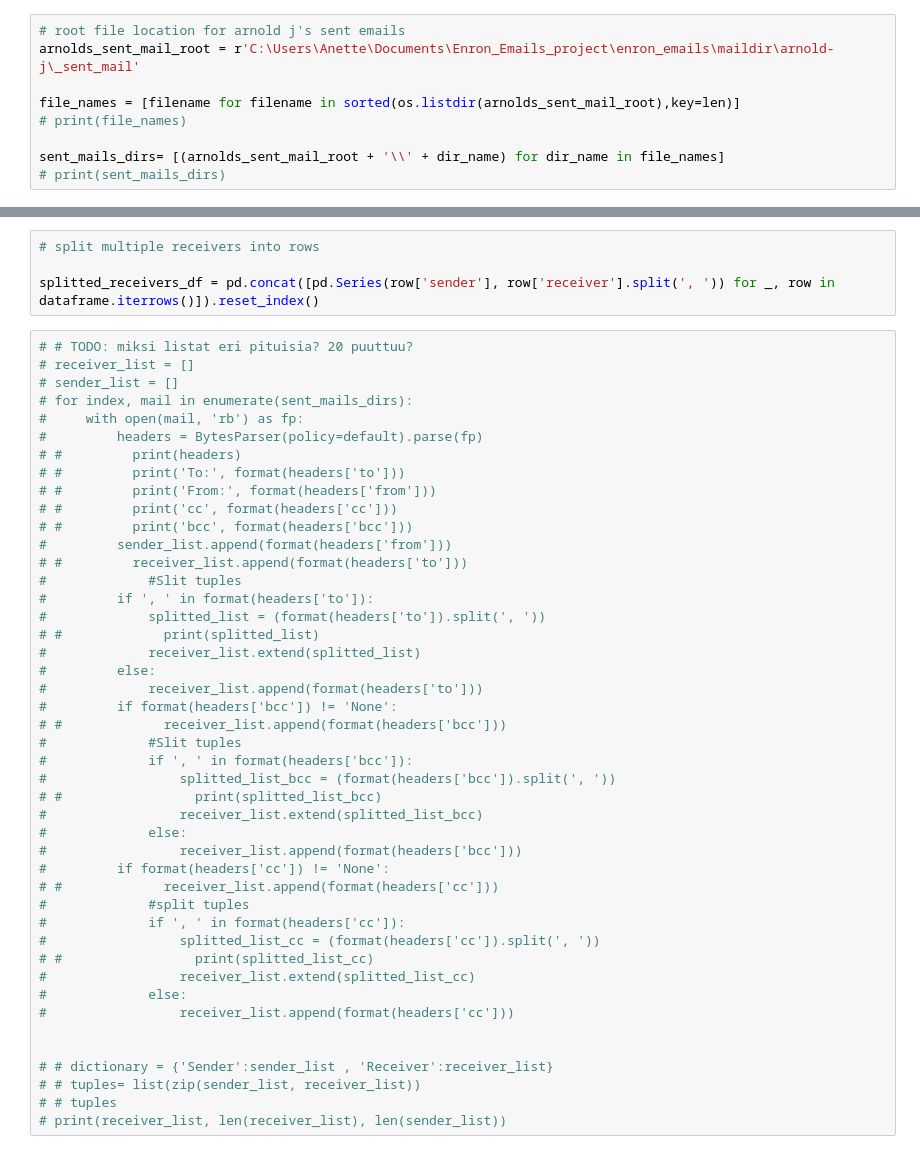
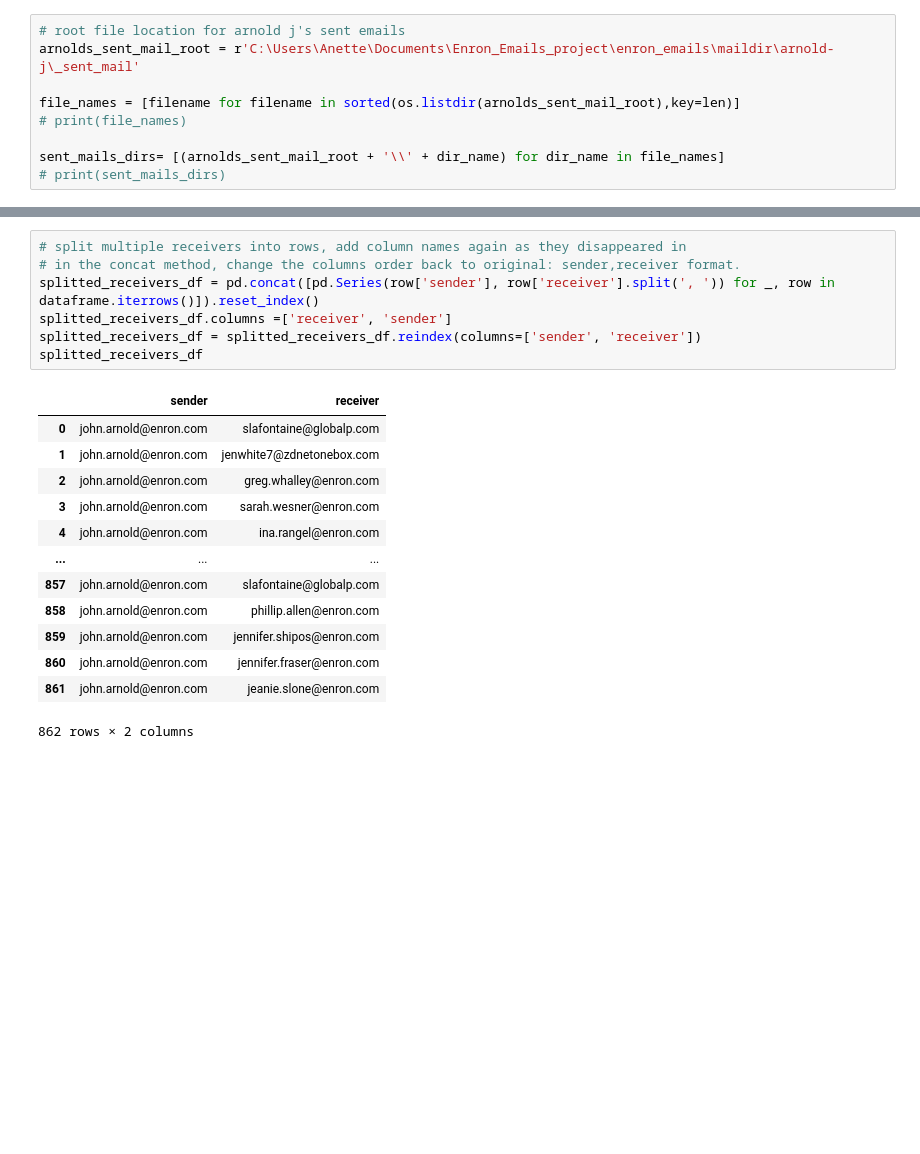
Before and after one commit to Karhun/enron_emails, a Jupyter notebook: Enron_emails.ipynb, the cells around one changed output, grey strips where cells are left out. Cells and saved outputs as stored; diff of their text form; blank space fills up the shorter version.

```diff
--- a/Enron_emails.ipynb
+++ b/Enron_emails.ipynb
@@ -132,53 +133,25 @@ dataframe
 814 rows × 2 columns
 # %%
-# split multiple receivers into rows
-
+# split multiple receivers into rows, add column names again as they disappeared in
+# in the concat method, change the columns order back to original: sender,receiver format.
 splitted_receivers_df = pd.concat([pd.Series(row['sender'], row['receiver'].split(', ')) for _, row in dataframe.iterrows()]).reset_index()
+splitted_receivers_df.columns =['receiver', 'sender']
+splitted_receivers_df = splitted_receivers_df.reindex(columns=['sender', 'receiver'])
+splitted_receivers_df
+# %% [output]
+|  | sender | receiver |
+| 0 | john.arnold@enron.com | slafontaine@globalp.com |
+| 1 | john.arnold@enron.com | jenwhite7@zdnetonebox.com |
+| 2 | john.arnold@enron.com | greg.whalley@enron.com |
+| 3 | john.arnold@enron.com | sarah.wesner@enron.com |
+| 4 | john.arnold@enron.com | ina.rangel@enron.com |
+| ... | ... | ... |
+| 857 | john.arnold@enron.com | slafontaine@globalp.com |
+| 858 | john.arnold@enron.com | phillip.allen@enron.com |
+| 859 | john.arnold@enron.com | jennifer.shipos@enron.com |
+| 860 | john.arnold@enron.com | jennifer.fraser@enron.com |
+| 861 | john.arnold@enron.com | jeanie.slone@enron.com |
+862 rows × 2 columns
-# %%
-# # TODO: miksi listat eri pituisia? 20 puuttuu?
-# receiver_list = []
-# sender_list = []
-# for index, mail in enumerate(sent_mails_dirs):
-#     with open(mail, 'rb') as fp:
-#         headers = BytesParser(policy=default).parse(fp)
-# #         print(headers)
-# #         print('To:', format(headers['to']))
-# #         print('From:', format(headers['from']))
-# #         print('cc', format(headers['cc']))
-# #         print('bcc', format(headers['bcc']))
-#         sender_list.append(format(headers['from']))
-# #         receiver_list.append(format(headers['to']))
-#             #Slit tuples
-#         if ', ' in format(headers['to']):
-#             splitted_list = (format(headers['to']).split(', '))
-# #             print(splitted_list)
-#             receiver_list.extend(splitted_list)
-#         else:
-#             receiver_list.append(format(headers['to']))
-#         if format(headers['bcc']) != 'None':
-# #             receiver_list.append(format(headers['bcc']))
-#             #Slit tuples
-#             if ', ' in format(headers['bcc']):
-#                 splitted_list_bcc = (format(headers['bcc']).split(', '))
-# #                 print(splitted_list_bcc)
-#                 receiver_list.extend(splitted_list_bcc)
-#             else:
-#                 receiver_list.append(format(headers['bcc']))
-#         if format(headers['cc']) != 'None':
-# #             receiver_list.append(format(headers['cc']))
-#             #split tuples
-#             if ', ' in format(headers['cc']):
-#                 splitted_list_cc = (format(headers['cc']).split(', '))
-# #                 print(splitted_list_cc)
-#                 receiver_list.extend(splitted_list_cc)
-#             else:
-#                 receiver_list.append(format(headers['cc']))
-
-
-# # dictionary = {'Sender':sender_list , 'Receiver':receiver_list}
-# # tuples= list(zip(sender_list, receiver_list))
-# # tuples
-# print(receiver_list, len(receiver_list), len(sender_list))
 # %%
 # Counts together how many times certain email address in mentioned in the list
 # of sended emails.
```
Also changed, not shown: parts of 5 cells of this notebook, 1 other file.
